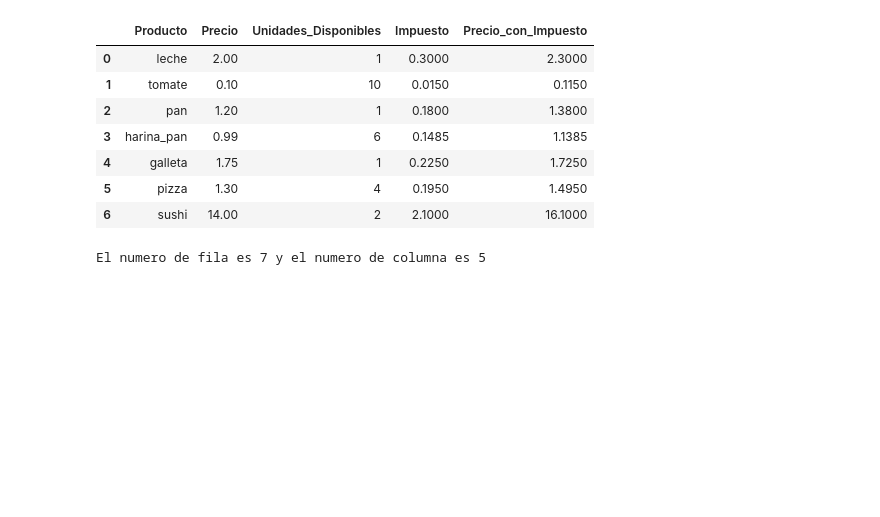
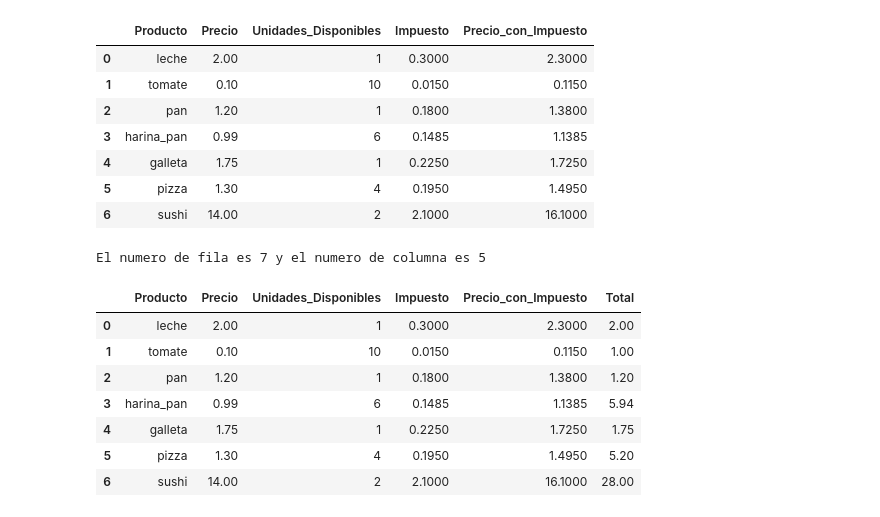
Before and after one commit to aiorodt/Python-Prep, a Jupyter notebook: Alejandro IA/modulo 2/Panda.ipynb, the cells around one changed output. Drawn from its saved outputs; the diff is of its cells as text; code cells hidden in the pictures; blank space fills up the shorter version.

```diff
--- a/Alejandro IA/modulo 2/Panda.ipynb
+++ b/Alejandro IA/modulo 2/Panda.ipynb
@@ -663,3 +663,16 @@ numero_de_fila,numero_de_columna=df_ventas.shape
 print(f"El numero de fila es {numero_de_fila} y el numero de columna es {numero_de_columna}")
 # %% [output]
 El numero de fila es 7 y el numero de columna es 5
+# %%
+total=df_ventas["Precio"]*df_ventas["Unidades_Disponibles"]
+df_ventas["Total"]=total
+display(df_ventas)
+# %% [output]
+|  | Producto | Precio | Unidades_Disponibles | Impuesto | Precio_con_Impuesto | Total |
+| 0 | leche | 2.00 | 1 | 0.3000 | 2.3000 | 2.00 |
+| 1 | tomate | 0.10 | 10 | 0.0150 | 0.1150 | 1.00 |
+| 2 | pan | 1.20 | 1 | 0.1800 | 1.3800 | 1.20 |
+| 3 | harina_pan | 0.99 | 6 | 0.1485 | 1.1385 | 5.94 |
+| 4 | galleta | 1.75 | 1 | 0.2250 | 1.7250 | 1.75 |
+| 5 | pizza | 1.30 | 4 | 0.1950 | 1.4950 | 5.20 |
+| 6 | sushi | 14.00 | 2 | 2.1000 | 16.1000 | 28.00 |
```
Also changed, not shown: parts of 1 cell of this notebook.
